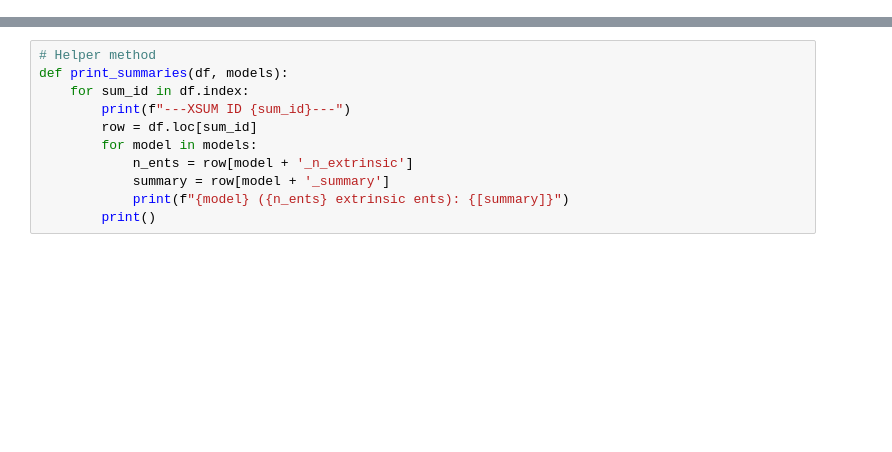
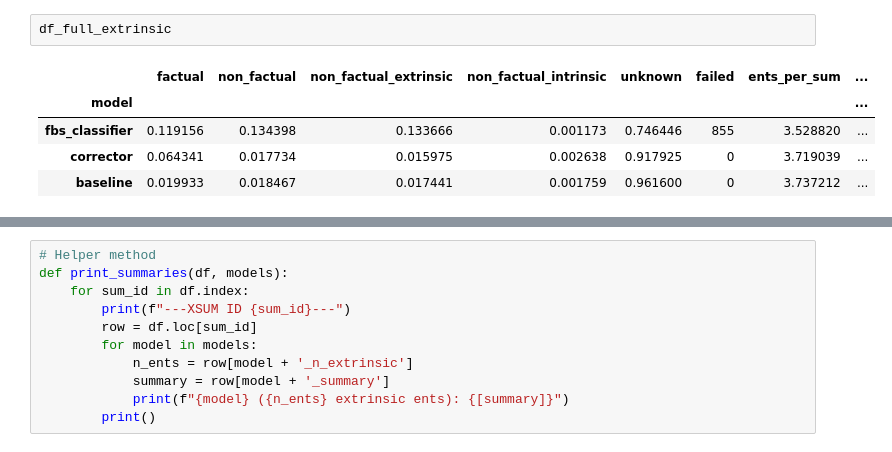
Before and after one commit to danton-nlp/GEF, a Jupyter notebook: explore_evaluation.ipynb, the cells around one changed output, grey strips where cells are left out. Saved outputs shown, nothing was run; the diff lists cells and outputs as text; blank space fills up the shorter version.

```diff
--- a/explore_evaluation.ipynb
+++ b/explore_evaluation.ipynb
@@ -17,0 +34,8 @@ df_aggregated
+# %%
+df_full_extrinsic
+# %% [output]
+|  | factual | non_factual | non_factual_extrinsic | non_factual_intrinsic | unknown | failed | ents_per_sum | ... |
+| model |  |  |  |  |  |  |  | ... |
+| fbs_classifier | 0.119156 | 0.134398 | 0.133666 | 0.001173 | 0.746446 | 855 | 3.528820 | ... |
+| corrector | 0.064341 | 0.017734 | 0.015975 | 0.002638 | 0.917925 | 0 | 3.719039 | ... |
+| baseline | 0.019933 | 0.018467 | 0.017441 | 0.001759 | 0.961600 | 0 | 3.737212 | ... |
```
Also changed, not shown: parts of 4 cells of this notebook, 5 other files.
